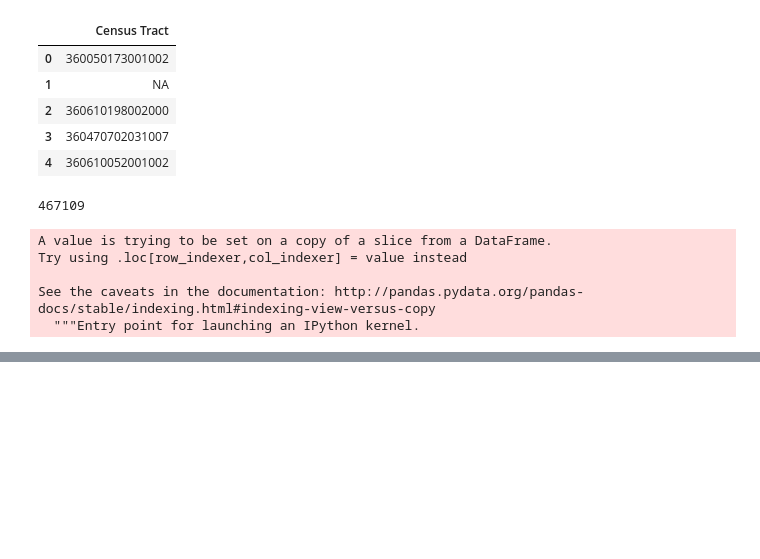
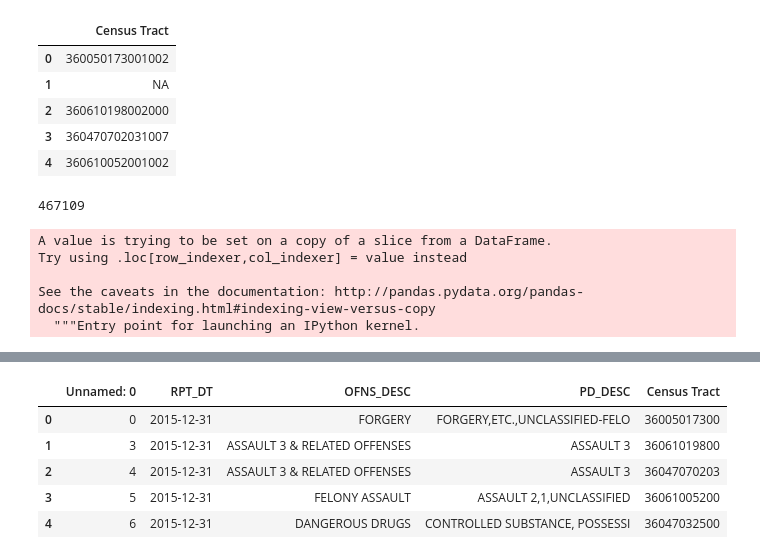
Before and after one commit to aulorbe/Food-Deserts-The-Human-Factor, a Jupyter notebook: NYC311_API.ipynb, the cells around one changed output, grey strips where cells are left out. Saved outputs shown, nothing was run; the diff lists cells and outputs as text; code cells hidden in the pictures; blank space fills up the shorter version.

```diff
--- a/NYC311_API.ipynb
+++ b/NYC311_API.ipynb
@@ -208,0 +226,11 @@ nypd_complaints_data_2015.to_csv('./nypd_complaints_data_2015.csv')
+# %%
+nypd = nypd.drop(columns=['Latitude', 'Longitude', 'Lat_Lon'])
+# %%
+nypd.head()
+# %% [output]
+|  | Unnamed: 0 | RPT_DT | OFNS_DESC | PD_DESC | Census Tract |
+| 0 | 0 | 2015-12-31 | FORGERY | FORGERY,ETC.,UNCLASSIFIED-FELO | 36005017300 |
+| 1 | 3 | 2015-12-31 | ASSAULT 3 & RELATED OFFENSES | ASSAULT 3 | 36061019800 |
+| 2 | 4 | 2015-12-31 | ASSAULT 3 & RELATED OFFENSES | ASSAULT 3 | 36047070203 |
+| 3 | 5 | 2015-12-31 | FELONY ASSAULT | ASSAULT 2,1,UNCLASSIFIED | 36061005200 |
+| 4 | 6 | 2015-12-31 | DANGEROUS DRUGS | CONTROLLED SUBSTANCE, POSSESSI | 36047032500 |
```
Also changed, not shown: parts of 15 cells of this notebook.
